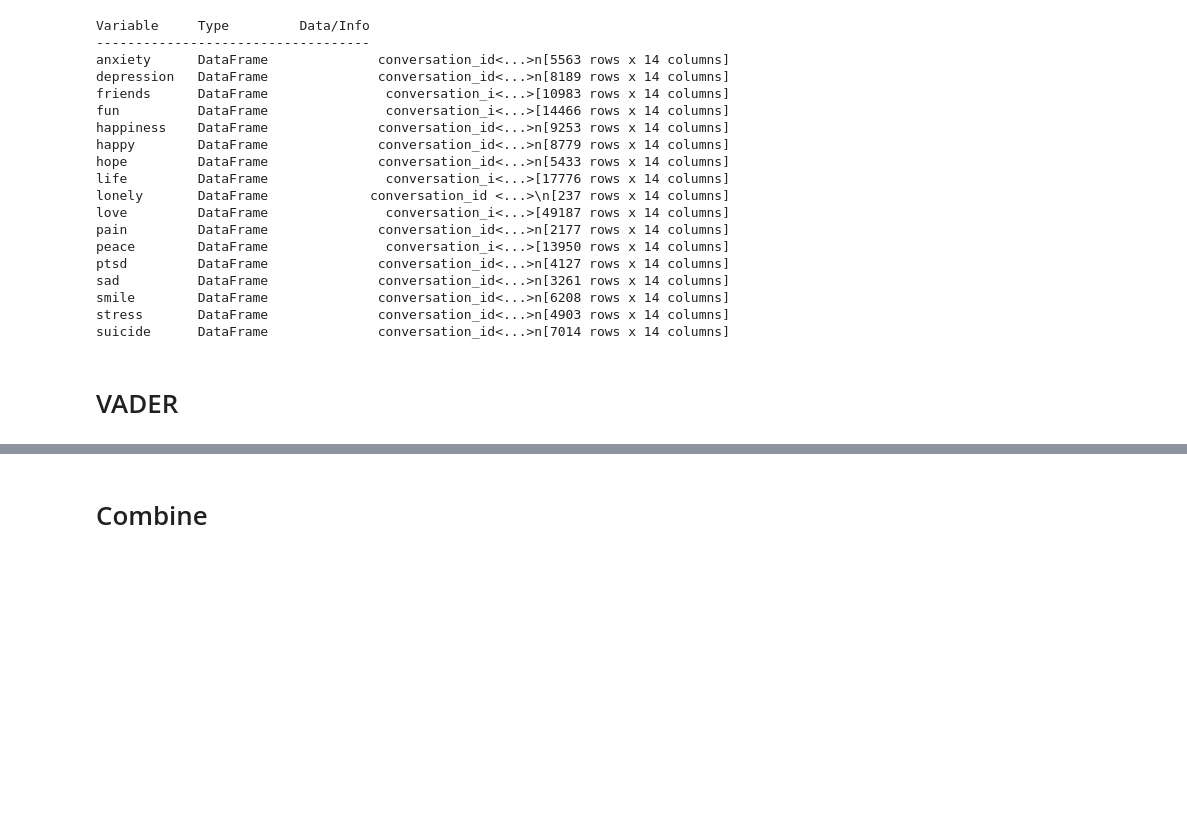
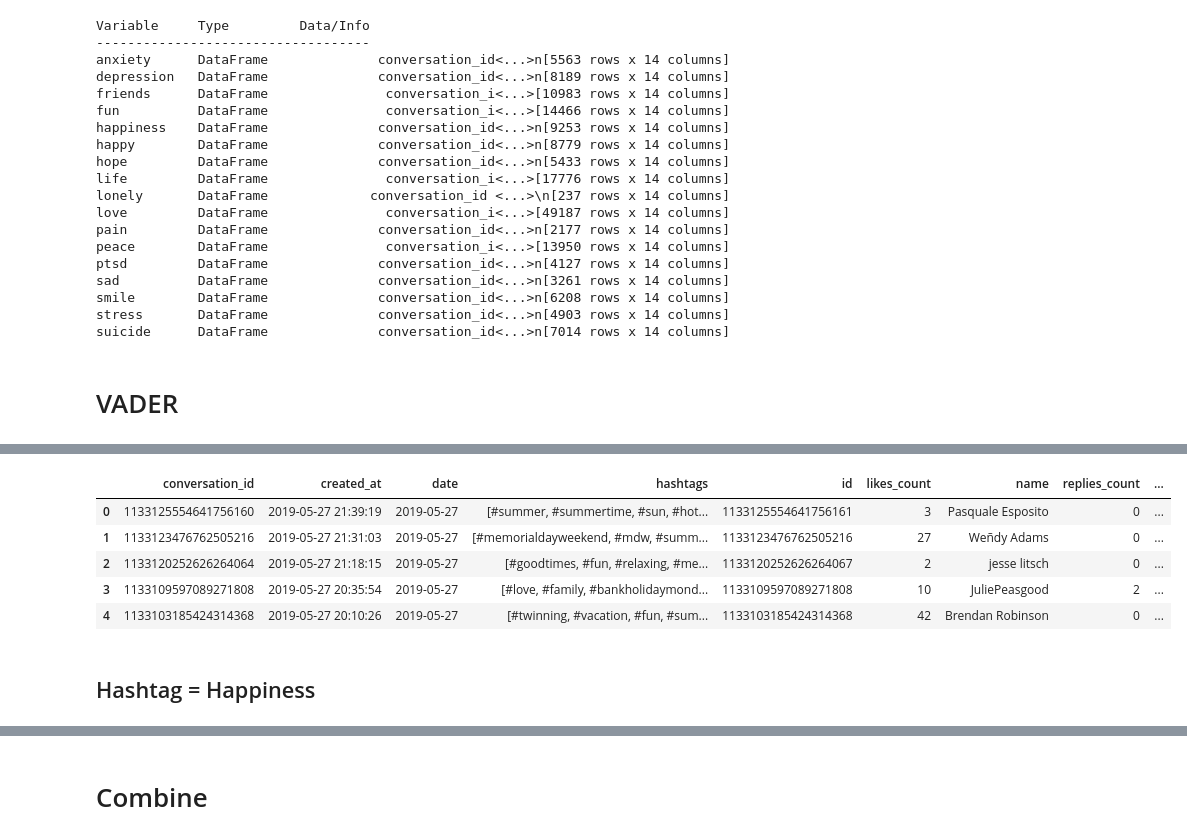
Before and after one commit to lasoya/Social_Media_Analysis, a Jupyter notebook: Data_Cleaning.ipynb, the cells around one changed output, grey strips where cells are left out. Cells and saved outputs as stored; diff of their text form; code cells hidden in the pictures; blank space fills up the shorter version.

```diff
--- a/Data_Cleaning.ipynb
+++ b/Data_Cleaning.ipynb
@@ -2582,0 +2651,11 @@ suicide      DataFrame              conversation_id<...>n[7014 rows x 14 columns
+# %%
+fun.head()
+# %% [output]
+|  | conversation_id | created_at | date | hashtags | id | likes_count | name | replies_count | ... |
+| 0 | 1133125554641756160 | 2019-05-27 21:39:19 | 2019-05-27 | [#summer, #summertime, #sun, #hot... | 1133125554641756161 | 3 | Pasquale Esposito | 0 | ... |
+| 1 | 1133123476762505216 | 2019-05-27 21:31:03 | 2019-05-27 | [#memorialdayweekend, #mdw, #summ... | 1133123476762505216 | 27 | Weñdy Adams | 0 | ... |
+| 2 | 1133120252626264064 | 2019-05-27 21:18:15 | 2019-05-27 | [#goodtimes, #fun, #relaxing, #me... | 1133120252626264067 | 2 | jesse litsch | 0 | ... |
+| 3 | 1133109597089271808 | 2019-05-27 20:35:54 | 2019-05-27 | [#love, #family, #bankholidaymond... | 1133109597089271808 | 10 | JuliePeasgood | 2 | ... |
+| 4 | 1133103185424314368 | 2019-05-27 20:10:26 | 2019-05-27 | [#twinning, #vacation, #fun, #sum... | 1133103185424314368 | 42 | Brendan Robinson | 0 | ... |
+# %% [markdown]
+## Hashtag = Happiness
```
Also changed, not shown: parts of 70 cells of this notebook.
